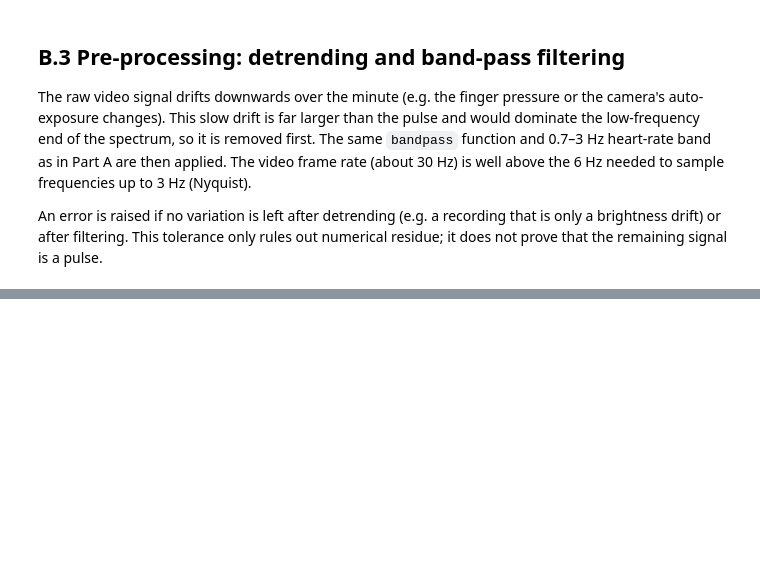
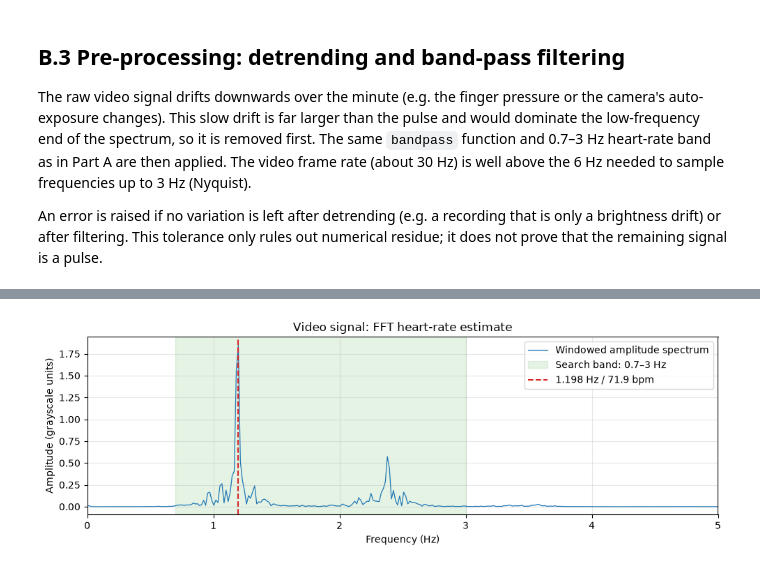
Before and after one commit to lihaoZHew/MPHY0058-heart-rate, a Jupyter notebook: heart_rate.ipynb, the cells around one changed output, grey strips where cells are left out. Saved outputs shown, nothing was run; the diff lists cells and outputs as text; code cells hidden in the pictures; blank space fills up the shorter version.

```diff
--- a/heart_rate.ipynb
+++ b/heart_rate.ipynb
@@ -267,0 +290,24 @@ plt.show()
+# %%
+def video_fft_hr(signal, sampling_rate, band=HR_BAND):
+    """Return heart rate, peak frequency, frequency axis and window-corrected amplitude."""
+    signal = np.asarray(signal, dtype=float)  # Convert the input into a numerical array.
+    window = np.hanning(len(signal))  # Taper both ends to reduce spectral leakage.
+    centred = signal - np.mean(signal)  # Remove any residual constant offset before the FFT.
+    transform = np.fft.rfft(centred * window)  # Compute the non-negative-frequency FFT of the windowed signal.
+    frequencies = np.fft.rfftfreq(len(signal), d=1 / sampling_rate)  # Assign a frequency in Hz to each FFT bin.
+    amplitude = np.abs(transform) / window.sum()  # Correct amplitude for the window's coherent gain.
+    amplitude[1:] *= 2  # Include the contribution from the omitted negative frequencies.
+    if len(signal) % 2 == 0:
+        amplitude[-1] /= 2  # Do not double the unique Nyquist bin for even-length signals.
+    candidates = np.flatnonzero((frequencies >= band[0]) & (frequencies <= band[1]))  # Restrict the search to the chosen band.
+    if len(candidates) == 0:
+        raise ValueError("No FFT bins lie inside the selected frequency band.")
+    peak_index = candidates[np.argmax(amplitude[candidates])]  # Select the strongest candidate frequency.
+    peak_frequency = frequencies[peak_index]  # Read the selected frequency in Hz.
+    return 60 * peak_frequency, peak_frequency, frequencies, amplitude  # Convert cycles per second into beats per minute.
+
+hr_fft_v, f_peak_v, freqs_v, amplitude_v = video_fft_hr(v_filtered, fs_v)  # Estimate heart rate from the existing filtered video signal.
+df_v = fs_v / len(v_filtered)  # Calculate the FFT frequency-bin spacing.
+print(f"Dominant frequency: {f_peak_v:.4f} Hz")
+print(f"Video FFT heart rate: {hr_fft_v:.1f} bpm")
+print(f"FFT bin spacing: {df_v:.4f} Hz ({60 * df_v:.2f} bpm); this is not an accuracy bound.")
@@ -267,0 +322,13 @@ plt.show()
+# %%
+fig, ax = plt.subplots(figsize=(10, 3.5))  # Create a frequency-domain figure for the report.
+ax.plot(freqs_v, amplitude_v, linewidth=0.9, label="Windowed amplitude spectrum")
+ax.axvspan(*HR_BAND, color="tab:green", alpha=0.12, label="Search band: 0.7–3 Hz")  # Show the allowed frequency range.
+ax.axvline(f_peak_v, color="tab:red", linestyle="--", label=f"{f_peak_v:.3f} Hz / {hr_fft_v:.1f} bpm")  # Mark the selected peak.
+ax.set(xlim=(0, min(5, fs_v / 2)), xlabel="Frequency (Hz)", ylabel="Amplitude (grayscale units)", title="Video signal: FFT heart-rate estimate")
+ax.legend(loc="upper right")
+ax.grid(alpha=0.3)
+fig.tight_layout()
+fig.savefig("figures/B3_fft_spectrum.png", dpi=200)  # Save a labelled spectrum for the report.
+plt.show()
+# %% [output]
+[figure, added]
```
Also changed, not shown: parts of 13 cells of this notebook.
